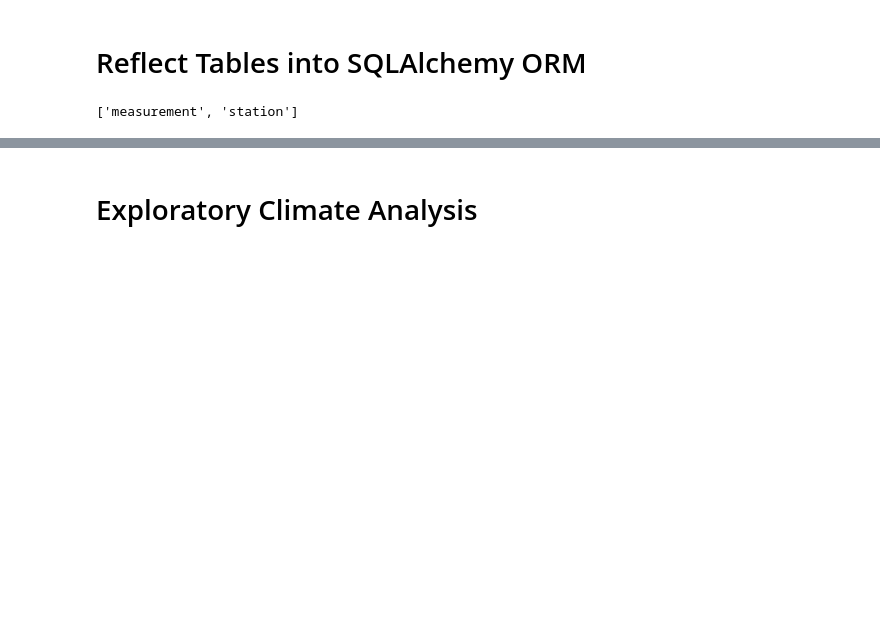
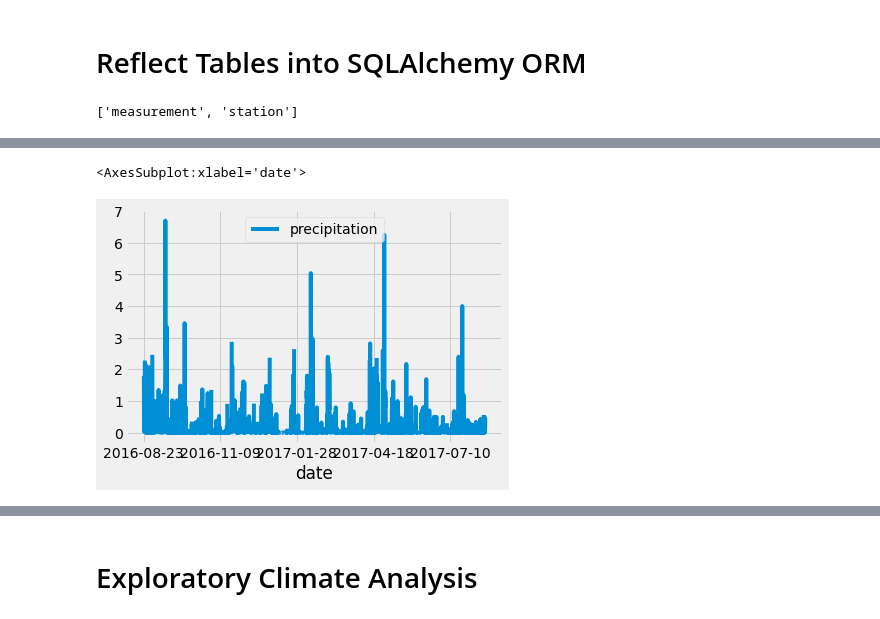
Before and after one commit to SeanW029/surfs_up, a Jupyter notebook: climate_analysis.ipynb, the cells around one changed output, grey strips where cells are left out. Drawn from its saved outputs; the diff is of its cells as text; code cells hidden in the pictures; blank space fills up the shorter version.

```diff
--- a/climate_analysis.ipynb
+++ b/climate_analysis.ipynb
@@ -30,0 +62,5 @@ session = Session(engine)
+# %%
+df.plot()
+# %% [output]
+<AxesSubplot:xlabel='date'>
+[figure, added]
```
Also changed, not shown: parts of 8 cells of this notebook.
